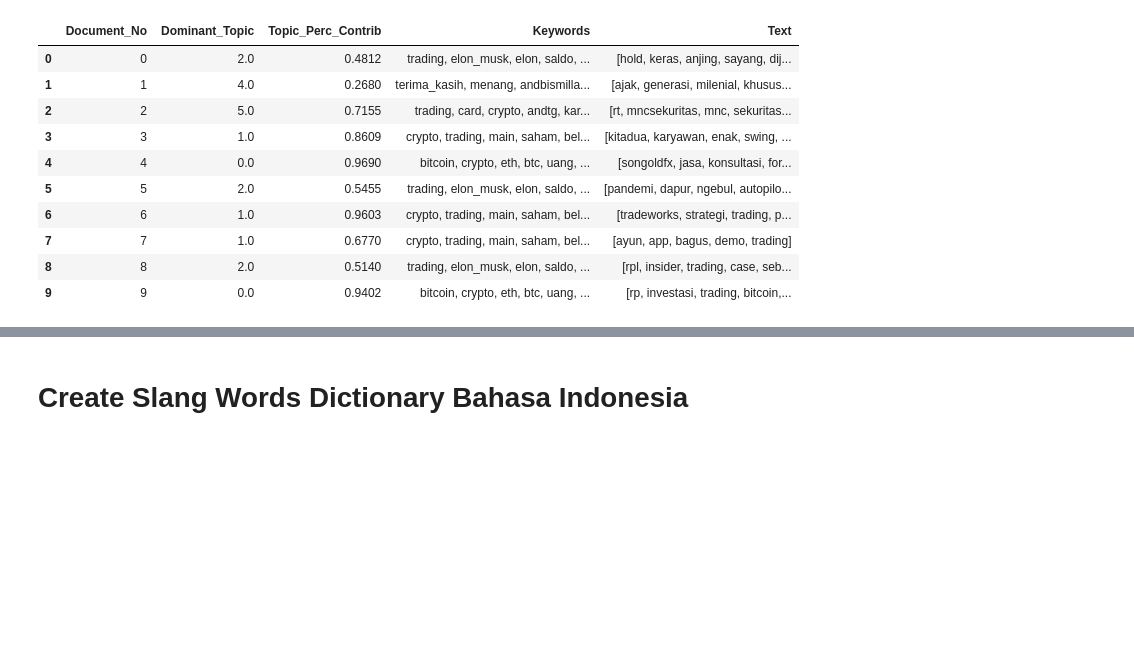
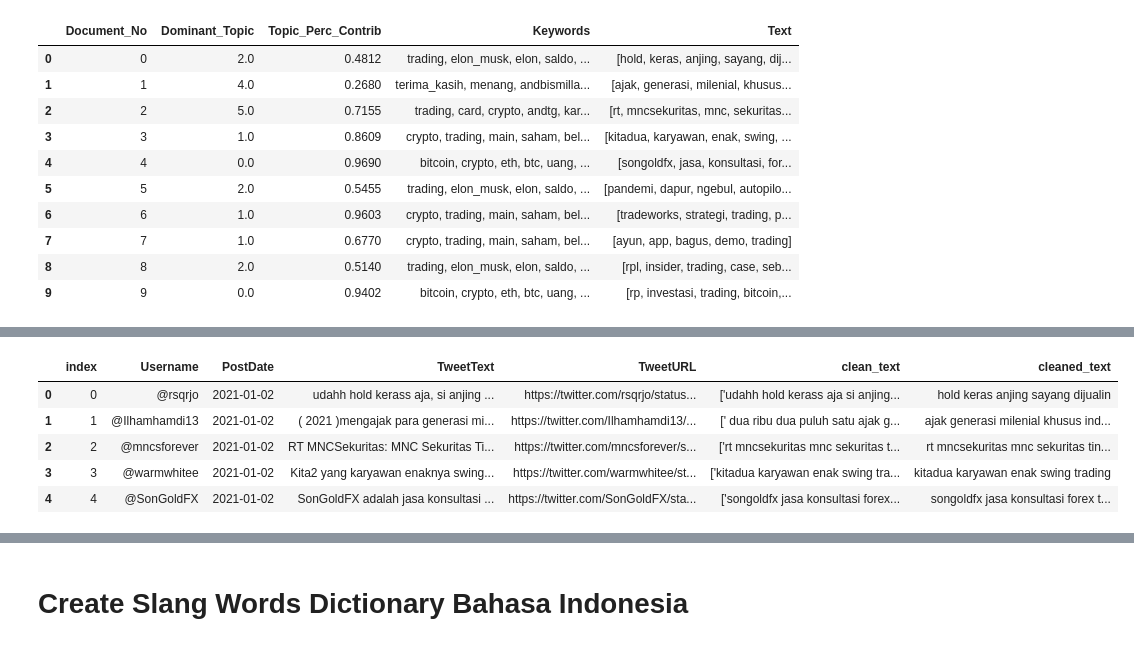
Before and after one commit to SokKanaTorajd/gemastik21, a Jupyter notebook: Topic-Modelling-Gemastik21.ipynb, the cells around one changed output, grey strips where cells are left out. Saved outputs shown, nothing was run; the diff lists cells and outputs as text; code cells hidden in the pictures; blank space fills up the shorter version.

```diff
--- a/Topic-Modelling-Gemastik21.ipynb
+++ b/Topic-Modelling-Gemastik21.ipynb
@@ -715,0 +759,12 @@ df_dominant_topic.to_csv('/content/drive/MyDrive/Gemastik21/dominant_topic_resul
+# %%
+# import cleaned data
+
+df = pd.read_csv('/content/drive/MyDrive/Gemastik21/results/fixed-cleaned.csv')
+df.head()
+# %% [output]
+|  | index | Username | PostDate | TweetText | TweetURL | clean_text | cleaned_text |
+| 0 | 0 | @rsqrjo | 2021-01-02 | udahh hold kerass aja, si anjing ... | https://twitter.com/rsqrjo/status... | ['udahh hold kerass aja si anjing... | hold keras anjing sayang dijualin |
+| 1 | 1 | @Ilhamhamdi13 | 2021-01-02 | ( 2021 )mengajak para generasi mi... | https://twitter.com/Ilhamhamdi13/... | [' dua ribu dua puluh satu ajak g... | ajak generasi milenial khusus ind... |
+| 2 | 2 | @mncsforever | 2021-01-02 | RT MNCSekuritas: MNC Sekuritas Ti... | https://twitter.com/mncsforever/s... | ['rt mncsekuritas mnc sekuritas t... | rt mncsekuritas mnc sekuritas tin... |
+| 3 | 3 | @warmwhitee | 2021-01-02 | Kita2 yang karyawan enaknya swing... | https://twitter.com/warmwhitee/st... | ['kitadua karyawan enak swing tra... | kitadua karyawan enak swing trading |
+| 4 | 4 | @SonGoldFX | 2021-01-02 | SonGoldFX adalah jasa konsultasi ... | https://twitter.com/SonGoldFX/sta... | ['songoldfx jasa konsultasi forex... | songoldfx jasa konsultasi forex t... |
```
Also changed, not shown: parts of 24 cells of this notebook.
